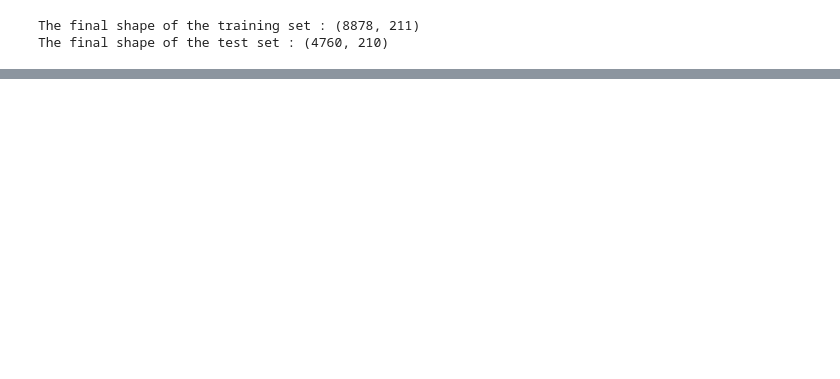
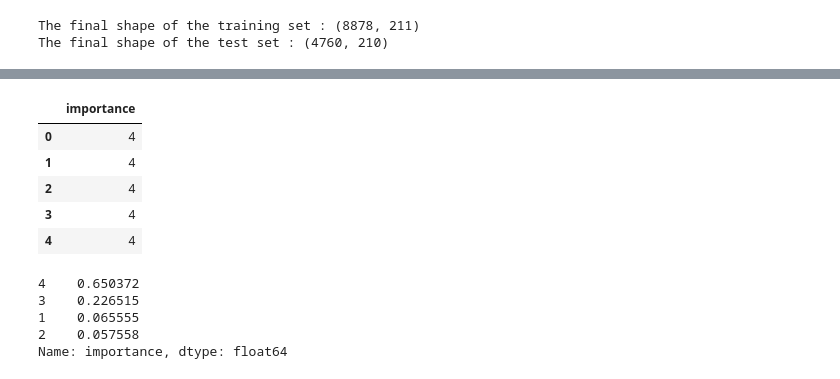
Before and after one commit to nabanitarimpi/customer-grievance-prediction, a Jupyter notebook: predict_grievance.ipynb, the cells around one changed output, grey strips where cells are left out. Saved outputs shown, nothing was run; the diff lists cells and outputs as text; code cells hidden in the pictures; blank space fills up the shorter version.

```diff
--- a/predict_grievance.ipynb
+++ b/predict_grievance.ipynb
@@ -1154,0 +1233,18 @@ The final shape of the test set : (4760, 210)
+# %%
+y.head()
+# %% [output]
+|  | importance |
+| 0 | 4 |
+| 1 | 4 |
+| 2 | 4 |
+| 3 | 4 |
+| 4 | 4 |
+# %%
+# let's look at our target variable
+y['importance'].value_counts(normalize=True)
+# %% [output]
+4    0.650372
+3    0.226515
+1    0.065555
+2    0.057558
+Name: importance, dtype: float64
```
Also changed, not shown: parts of 11 cells of this notebook.
